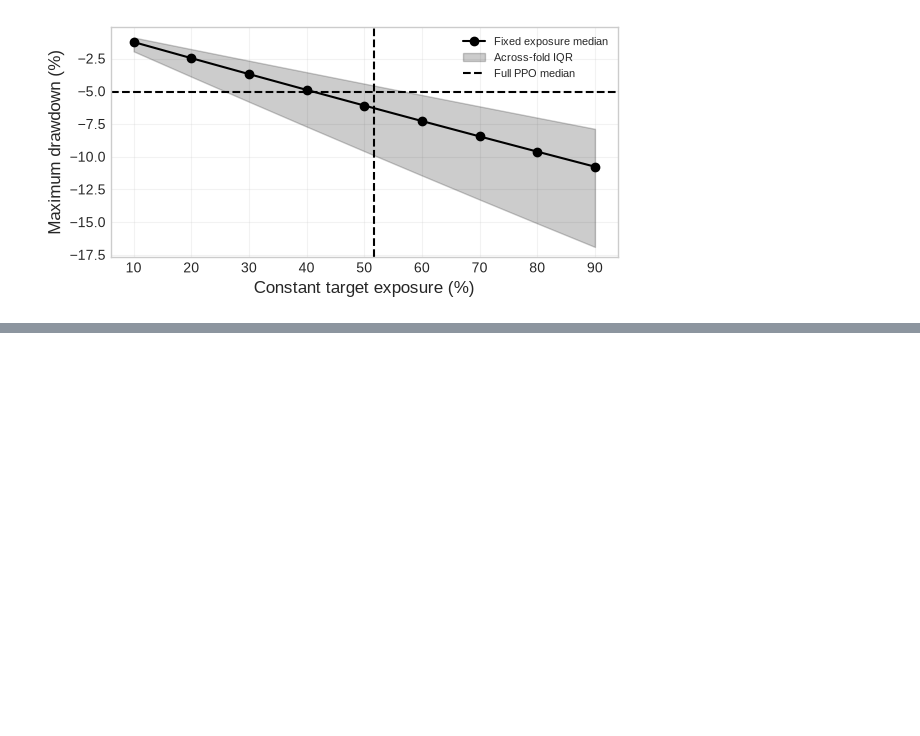
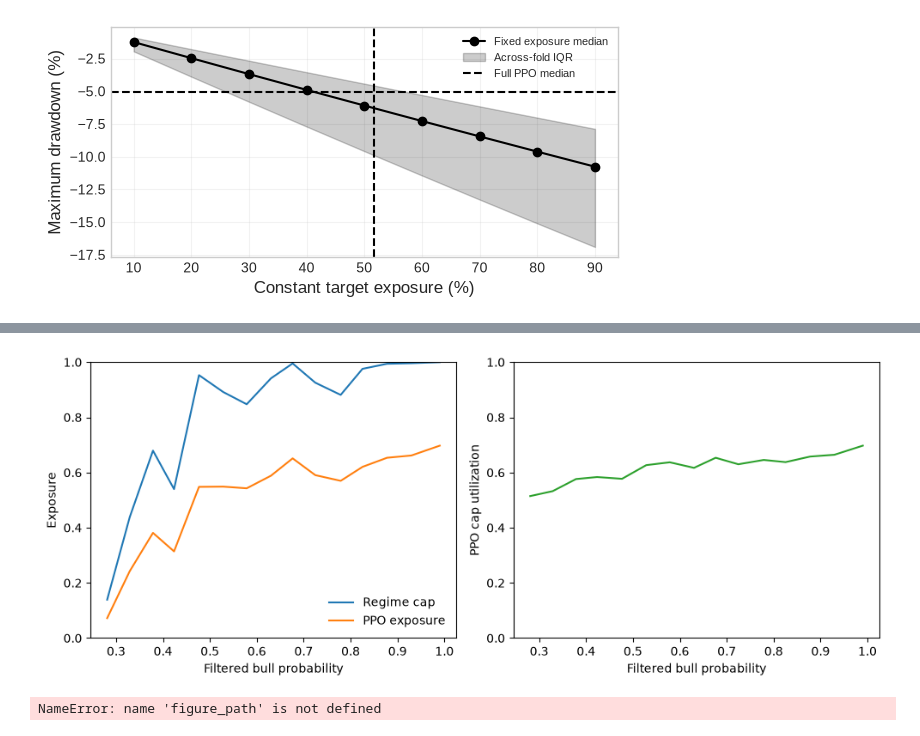
Before and after one commit to jsve96/CapRL, a Jupyter notebook: notebooks/plots.ipynb, the cells around one changed output, grey strips where cells are left out. Saved outputs shown, nothing was run; the diff lists cells and outputs as text; code cells hidden in the pictures; blank space fills up the shorter version.

```diff
--- a/notebooks/plots.ipynb
+++ b/notebooks/plots.ipynb
@@ -347,0 +391,47 @@ plt.show()
+# %%
+belief_bins = pd.cut(
+    positive_cap["bull_probability"],
+    np.linspace(0.0, 1.0, 21),
+    include_lowest=True,
+)
+by_belief = positive_cap.groupby(belief_bins, observed=True).agg(
+    bull_probability=("bull_probability", "mean"),
+    cap=("cap", "mean"),
+    exposure=("exposure", "mean"),
+    utilization=("raw_action", "mean"),
+)
+
+fig, axes = plt.subplots(1, 2, figsize=(10, 4))
+axes[0].plot(
+    by_belief["bull_probability"], by_belief["cap"], label="Regime cap"
+)
+axes[0].plot(
+    by_belief["bull_probability"],
+    by_belief["exposure"],
+    label="PPO exposure",
+)
+axes[0].set(
+    xlabel="Filtered bull probability", ylabel="Exposure", ylim=(0, 1)
+)
+axes[0].legend(frameon=False)
+axes[1].plot(
+    by_belief["bull_probability"],
+    by_belief["utilization"],
+    color="tab:green",
+)
+axes[1].set(
+    xlabel="Filtered bull probability",
+    ylabel="PPO cap utilization",
+    ylim=(0, 1),
+)
+fig.tight_layout()
+#figure_path = FIGURE_DIR / "cap_policy_decomposition.png"
+#fig.savefig(figure_path, dpi=180, bbox_inches="tight")
+plt.show()
+#print(f"Saved {figure_path}")
+# %% [output]
+[figure, added]
+# %%
+print(f"Saved {figure_path}")
+# %% [output]
+NameError: name 'figure_path' is not defined
```
Also changed, not shown: parts of 5 cells of this notebook, 6 other files.
